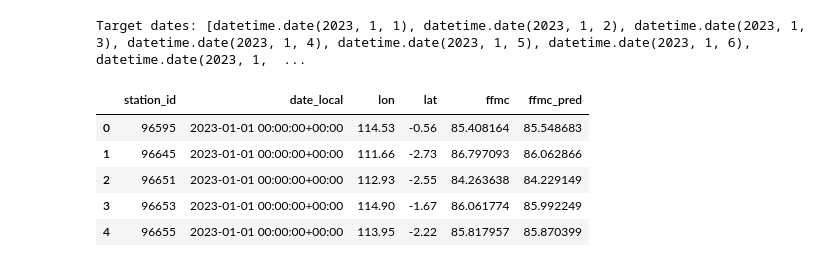
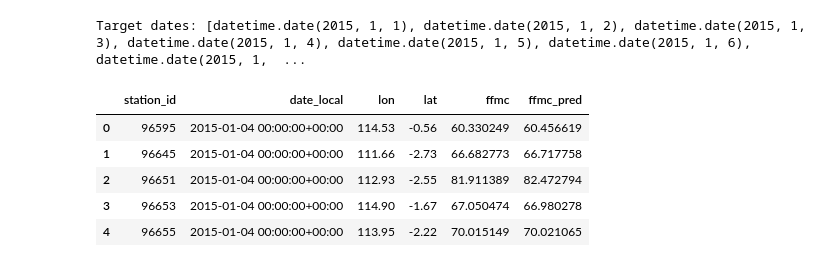
Before and after one commit to rezabayu/ffmc_dc, a Jupyter notebook: notebooks/04_modelling_for_reports.ipynb, the cells around one changed output. Drawn from its saved outputs; the diff is of its cells as text; code cells hidden in the pictures.

```diff
--- a/notebooks/04_modelling_for_reports.ipynb
+++ b/notebooks/04_modelling_for_reports.ipynb
@@ -443,7 +332,7 @@ if not {"lon","lat"}.issubset(features.columns):
 
 # pick last 3 *available* dates
 last_date = pd.to_datetime("2023-12-31 00:00:00+00:00")
-target_dates = pd.date_range(last_date - pd.Timedelta(days=364), last_date, freq="D")
+target_dates = pd.date_range(last_date - pd.Timedelta(days=3286), last_date, freq="D")
 print("Target dates:", target_dates.date.tolist())
 
 # load best artefacts back (to make this cell standalone)
@@ -453,37 +342,37 @@ with open(MODELS_DIR / "best_model_meta.json") as f:
 kind = meta["kind"]
 pred_cols = meta["pred_cols"]
 
 if kind == "xgboost":
     model = joblib.load(meta["path"])
 elif kind == "ann":
     from tensorflow import keras
     model = keras.models.load_model(meta["path"])
     scaler_ann = joblib.load(meta["scaler"])
 elif kind == "svm":
     model = joblib.load(meta["path"])
 
 pred_rows = []
 for d in target_dates:
     sub = features.loc[features["date_local"] == d].copy()
     if sub.empty:
         continue
     Xd = sub[pred_cols].copy()
     if kind == "ann":
         Xd = scaler_ann.transform(Xd)
         yhat = model.predict(Xd, verbose=0).ravel()
     else:
         yhat = model.predict(Xd)
     sub["ffmc_pred"] = yhat
     pred_rows.append(sub[["station_id","date_local","lon","lat","ffmc","ffmc_pred"]])
 
 pred3 = pd.concat(pred_rows, ignore_index=True)
-pred3.to_csv(OUT_DIR / "pred_oneyear_points.csv", index=False)
+pred3.to_csv(OUT_DIR / "pred_all_points.csv", index=False)
 pred3.head()
 # %% [output]
-Target dates: [datetime.date(2023, 1, 1), datetime.date(2023, 1, 2), datetime.date(2023, 1, 3), datetime.date(2023, 1, 4), datetime.date(2023, 1, 5), datetime.date(2023, 1, 6), datetime.date(2023, 1,  ...
+Target dates: [datetime.date(2015, 1, 1), datetime.date(2015, 1, 2), datetime.date(2015, 1, 3), datetime.date(2015, 1, 4), datetime.date(2015, 1, 5), datetime.date(2015, 1, 6), datetime.date(2015, 1,  ...
 |  | station_id | date_local | lon | lat | ffmc | ffmc_pred |
-| 0 | 96595 | 2023-01-01 00:00:00+00:00 | 114.53 | -0.56 | 85.408164 | 85.548683 |
-| 1 | 96645 | 2023-01-01 00:00:00+00:00 | 111.66 | -2.73 | 86.797093 | 86.062866 |
-| 2 | 96651 | 2023-01-01 00:00:00+00:00 | 112.93 | -2.55 | 84.263638 | 84.229149 |
-| 3 | 96653 | 2023-01-01 00:00:00+00:00 | 114.90 | -1.67 | 86.061774 | 85.992249 |
-| 4 | 96655 | 2023-01-01 00:00:00+00:00 | 113.95 | -2.22 | 85.817957 | 85.870399 |
+| 0 | 96595 | 2015-01-04 00:00:00+00:00 | 114.53 | -0.56 | 60.330249 | 60.456619 |
+| 1 | 96645 | 2015-01-04 00:00:00+00:00 | 111.66 | -2.73 | 66.682773 | 66.717758 |
+| 2 | 96651 | 2015-01-04 00:00:00+00:00 | 112.93 | -2.55 | 81.911389 | 82.472794 |
+| 3 | 96653 | 2015-01-04 00:00:00+00:00 | 114.90 | -1.67 | 67.050474 | 66.980278 |
+| 4 | 96655 | 2015-01-04 00:00:00+00:00 | 113.95 | -2.22 | 70.015149 | 70.021065 |
```
Also changed, not shown: parts of 17 cells of this notebook, 1 other file.
